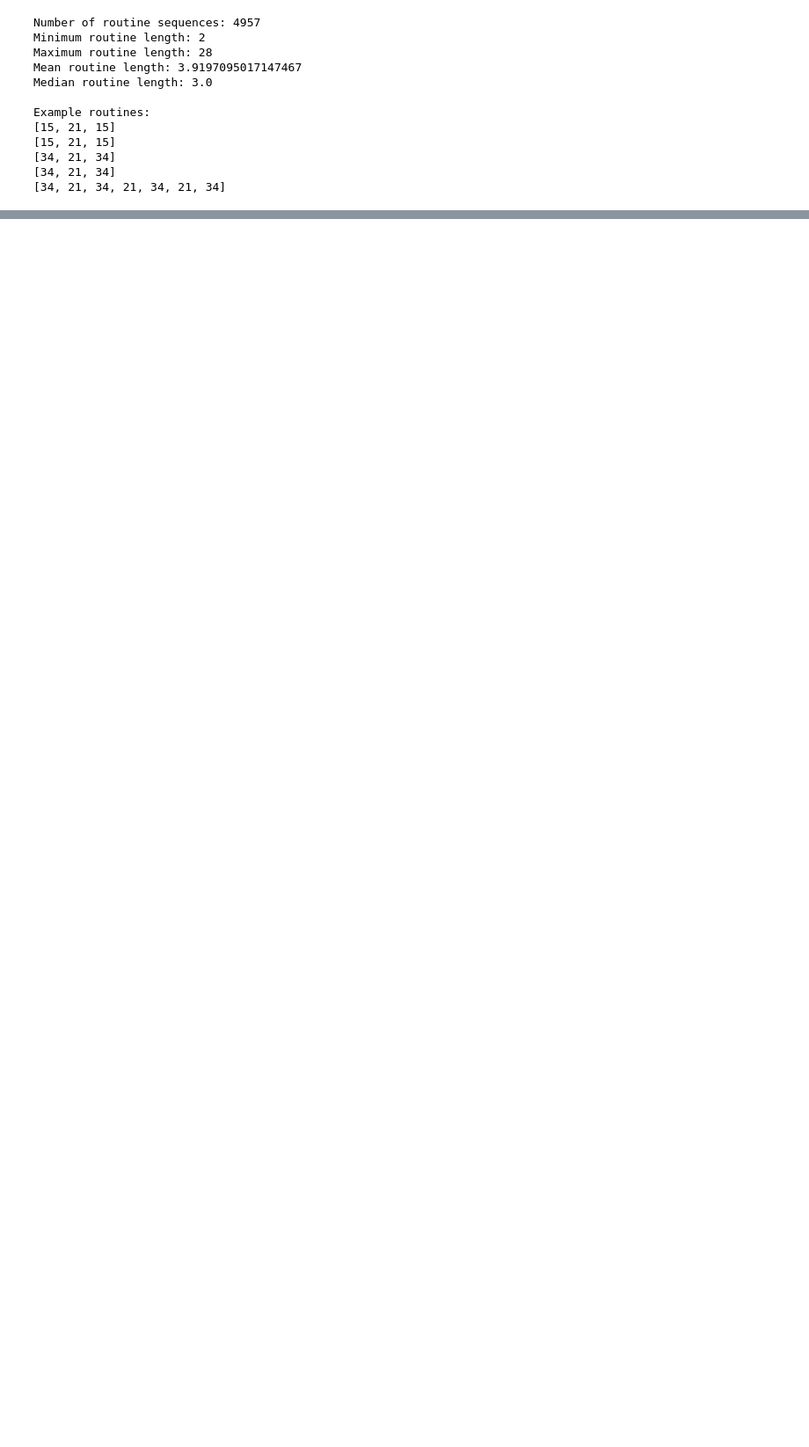
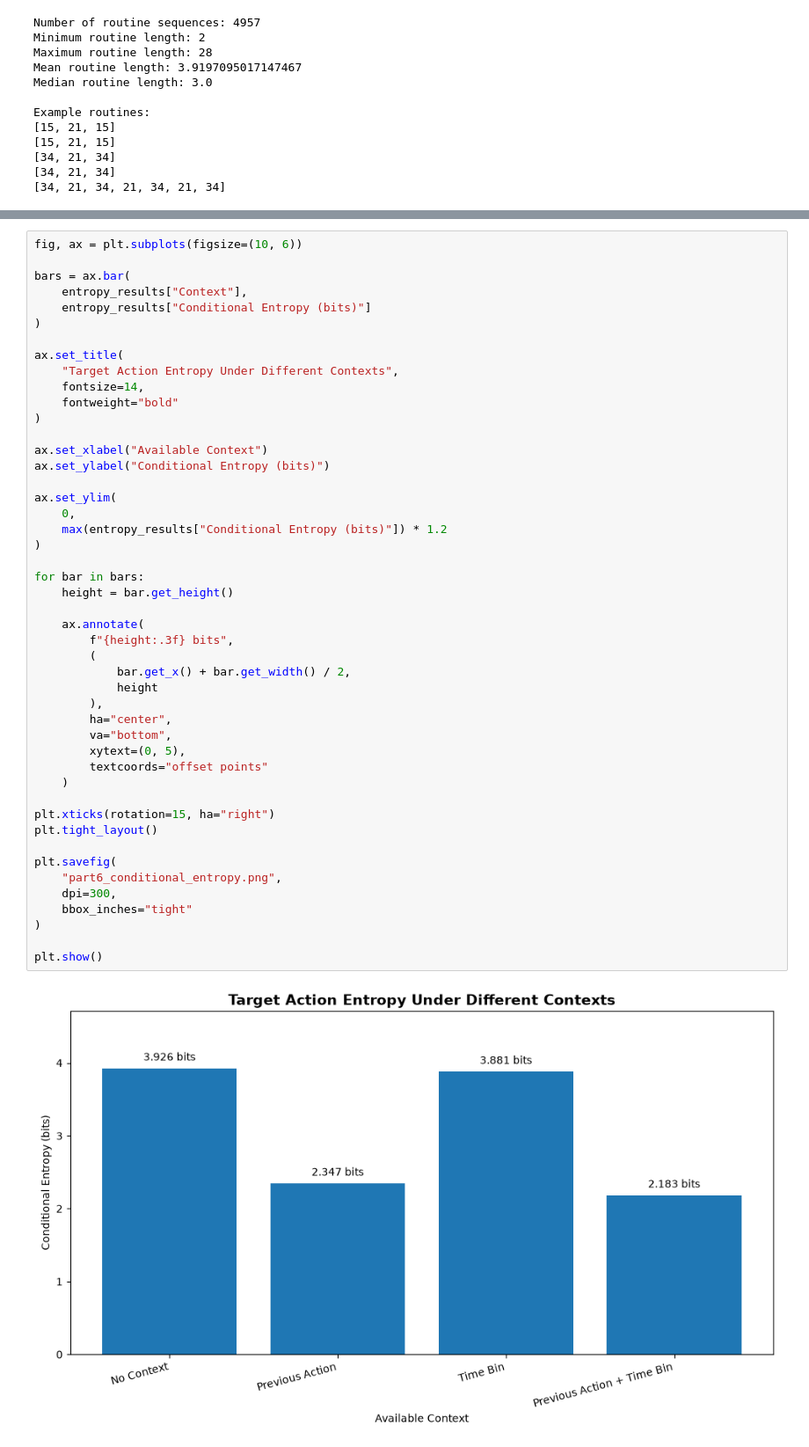
Before and after one commit to HarrisonWilliams123/data-mining-project, a Jupyter notebook: Untitled.ipynb, the cells around one changed output, grey strips where cells are left out. Shown at 88% size. Drawn from its saved outputs; the diff is of its cells as text; blank space fills up the shorter version.

```diff
--- a/Untitled.ipynb
+++ b/Untitled.ipynb
@@ -501,0 +1503,49 @@ Example routines:
+# %%
+fig, ax = plt.subplots(figsize=(10, 6))
+
+bars = ax.bar(
+    entropy_results["Context"],
+    entropy_results["Conditional Entropy (bits)"]
+)
+
+ax.set_title(
+    "Target Action Entropy Under Different Contexts",
+    fontsize=14,
+    fontweight="bold"
+)
+
+ax.set_xlabel("Available Context")
+ax.set_ylabel("Conditional Entropy (bits)")
+
+ax.set_ylim(
+    0,
+    max(entropy_results["Conditional Entropy (bits)"]) * 1.2
+)
+
+for bar in bars:
+    height = bar.get_height()
+
+    ax.annotate(
+        f"{height:.3f} bits",
+        (
+            bar.get_x() + bar.get_width() / 2,
+            height
+        ),
+        ha="center",
+        va="bottom",
+        xytext=(0, 5),
+        textcoords="offset points"
+    )
+
+plt.xticks(rotation=15, ha="right")
+plt.tight_layout()
+
+plt.savefig(
+    "part6_conditional_entropy.png",
+    dpi=300,
+    bbox_inches="tight"
+)
+
+plt.show()
+# %% [output]
+[figure, added]
```
Also changed, not shown: parts of 38 cells of this notebook, 2 other files.
